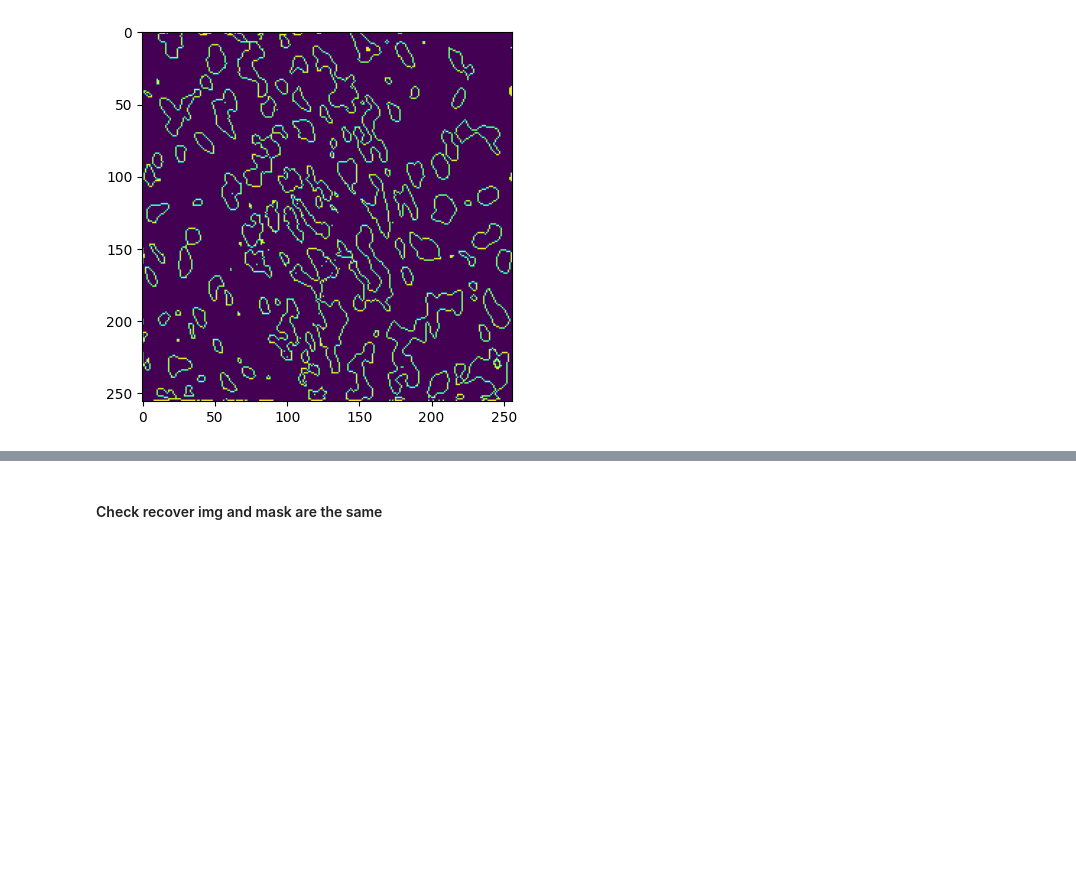
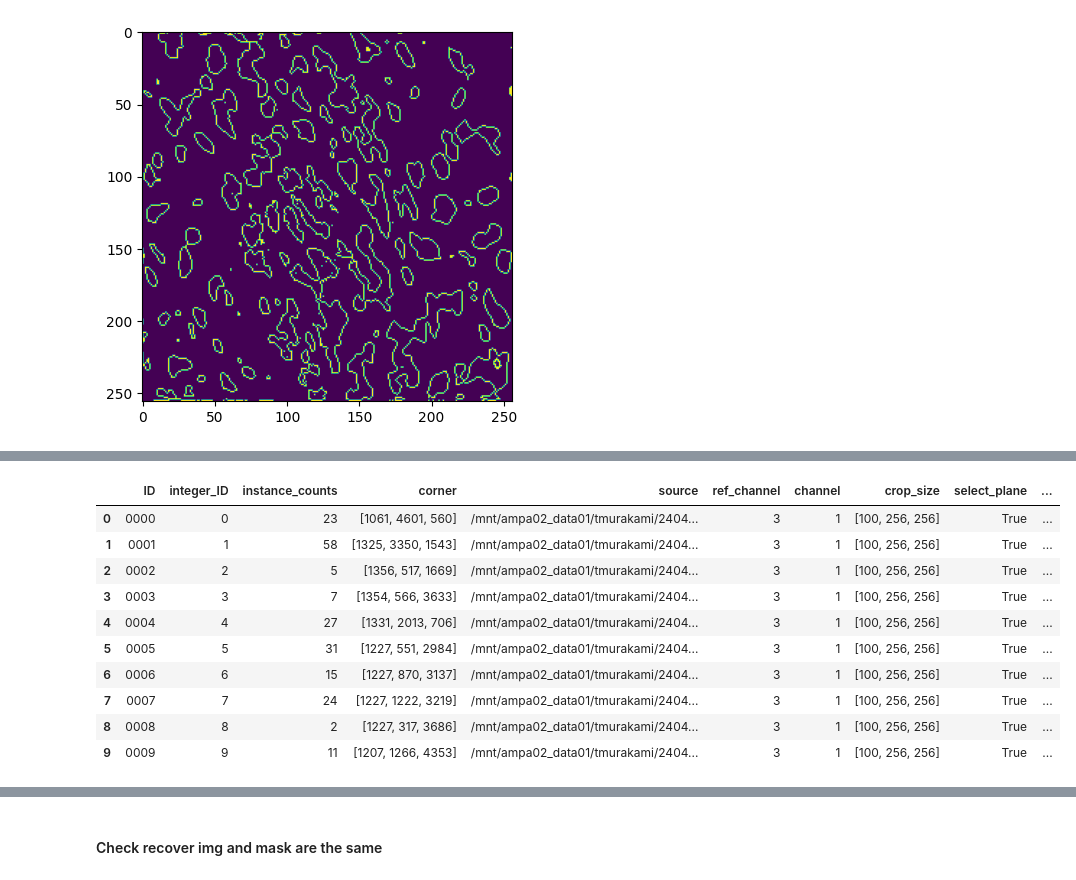
Before and after one commit to yin-n/cell_annotation, a Jupyter notebook: annotation.ipynb, the cells around one changed output, grey strips where cells are left out. Saved outputs shown, nothing was run; the diff lists cells and outputs as text; code cells hidden in the pictures; blank space fills up the shorter version.

Commit message:
clear annotation code

```diff
--- a/annotation.ipynb
+++ b/annotation.ipynb
@@ -383,3 +371,0 @@ array([[0, 0, 0, ..., 0, 0, 0],
-# %%
-with open('./annotation_position_info.pkl', 'rb') as f:
-    ori_data = pickle.load(f)
@@ -695 +399,15 @@ Name: 200, dtype: object
+# %%
+ori_data[:10]
+# %% [output]
+|  | ID | integer_ID | instance_counts | corner | source | ref_channel | channel | crop_size | select_plane | ... |
+| 0 | 0000 | 0 | 23 | [1061, 4601, 560] | /mnt/ampa02_data01/tmurakami/2404... | 3 | 1 | [100, 256, 256] | True | ... |
+| 1 | 0001 | 1 | 58 | [1325, 3350, 1543] | /mnt/ampa02_data01/tmurakami/2404... | 3 | 1 | [100, 256, 256] | True | ... |
+| 2 | 0002 | 2 | 5 | [1356, 517, 1669] | /mnt/ampa02_data01/tmurakami/2404... | 3 | 1 | [100, 256, 256] | True | ... |
+| 3 | 0003 | 3 | 7 | [1354, 566, 3633] | /mnt/ampa02_data01/tmurakami/2404... | 3 | 1 | [100, 256, 256] | True | ... |
+| 4 | 0004 | 4 | 27 | [1331, 2013, 706] | /mnt/ampa02_data01/tmurakami/2404... | 3 | 1 | [100, 256, 256] | True | ... |
+| 5 | 0005 | 5 | 31 | [1227, 551, 2984] | /mnt/ampa02_data01/tmurakami/2404... | 3 | 1 | [100, 256, 256] | True | ... |
+| 6 | 0006 | 6 | 15 | [1227, 870, 3137] | /mnt/ampa02_data01/tmurakami/2404... | 3 | 1 | [100, 256, 256] | True | ... |
+| 7 | 0007 | 7 | 24 | [1227, 1222, 3219] | /mnt/ampa02_data01/tmurakami/2404... | 3 | 1 | [100, 256, 256] | True | ... |
+| 8 | 0008 | 8 | 2 | [1227, 317, 3686] | /mnt/ampa02_data01/tmurakami/2404... | 3 | 1 | [100, 256, 256] | True | ... |
+| 9 | 0009 | 9 | 11 | [1207, 1266, 4353] | /mnt/ampa02_data01/tmurakami/2404... | 3 | 1 | [100, 256, 256] | True | ... |
 # %% [markdown]
```
Also changed, not shown: parts of 49 cells of this notebook, 2 other files.
